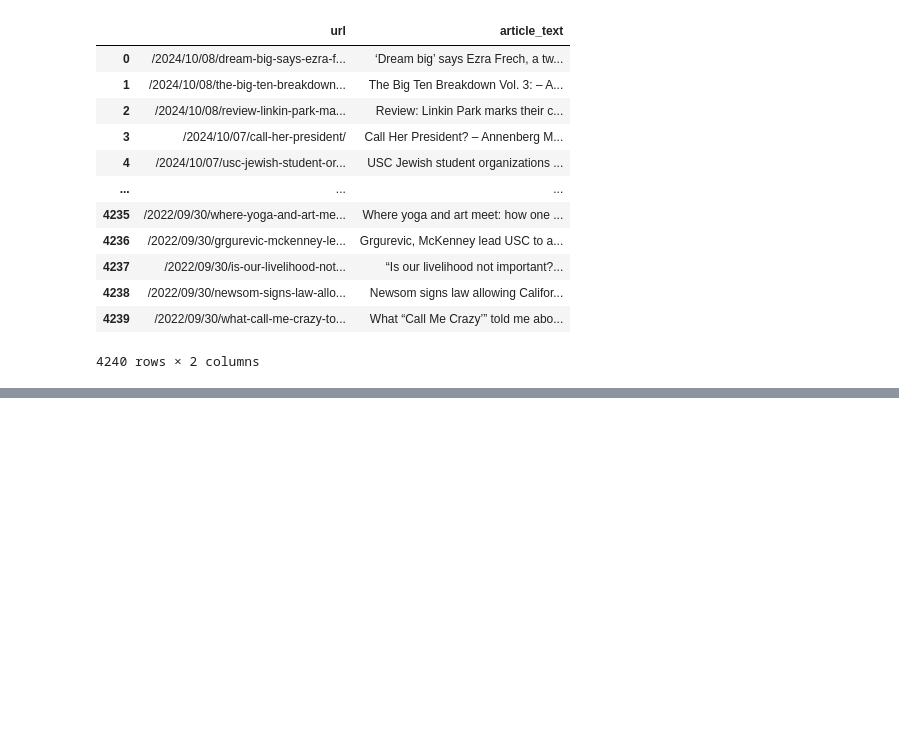
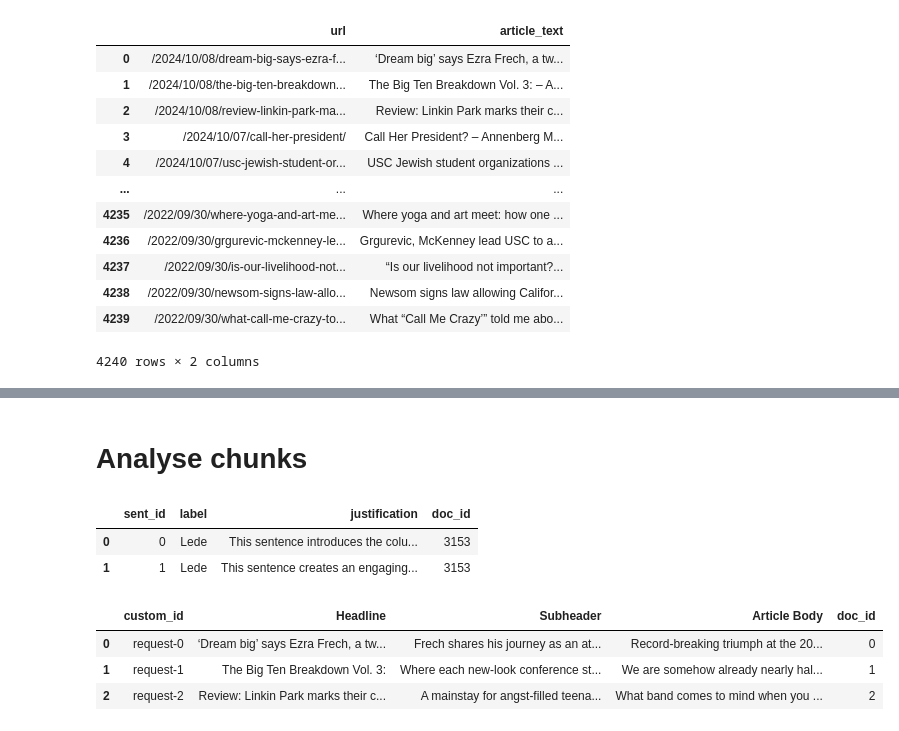
Before and after one commit to alex2awesome/news-discourse-students, a Jupyter notebook: notebooks/2024-10-08__scrape-annenberg-media.ipynb, the cells around one changed output, grey strips where cells are left out. Cells and saved outputs as stored; diff of their text form; code cells hidden in the pictures; blank space fills up the shorter version.

````diff
--- a/notebooks/2024-10-08__scrape-annenberg-media.ipynb
+++ b/notebooks/2024-10-08__scrape-annenberg-media.ipynb
@@ -111,0 +191,2 @@ article_df
+# %%
+enc = tiktoken.get_encoding("o200k_base")
@@ -111,0 +354,2 @@ article_df
+# %%
+prompt = latimes_prompt_df['prompt'].iloc[10]
@@ -111,0 +408,18 @@ article_df
+# %%
+all_results = []
+for batch_id in latimes_batch_ids:
+    b = client.batches.retrieve(batch_id)
+    if b.output_file_id is not None:
+        file_response = client.files.content(b.output_file_id)
+
+        ####
+        for line in file_response.iter_lines():
+            if line:
+                result = json.loads(line)
+                result_str = result['response']['body']['choices'][0]['message']['content']
+                result_str = result_str.replace('```json', '').replace('```', '')
+                parsed_result = robust_json_parse(result_str)
+                all_results.append({
+                    'id': result['custom_id'],
+                    'output': parsed_result
+                })
@@ -111,0 +492,17 @@ article_df
+# %%
+all_cleaned_article_df = pd.DataFrame(all_cleaned_articles)
+all_cleaned_article_df['parsed_packet'] = (
+    all_cleaned_article_df
+         ['response'].str.get('body').str.get('choices').str.get(0).str.get('message').str.get('content')
+         .str.replace('```json', '').str.replace('```', '')
+         .str.replace('”\n}', '"\n}')
+         .str.strip()
+         .apply(robust_json_parse)
+)
+
+all_cleaned_article_df = all_cleaned_article_df.loc[lambda df: df['parsed_packet'].notnull()]
+
+all_cleaned_article_df = pd.concat([
+    all_cleaned_article_df[['custom_id']].reset_index(drop=True),
+    all_cleaned_article_df['parsed_packet'].pipe(lambda df: pd.DataFrame(df.tolist()))
+], axis=1)
@@ -111,0 +639,2 @@ article_df
+# %% [markdown]
+# Analyse chunks
@@ -111,0 +663,6 @@ article_df
+# %%
+labeled_df_exp.head(2)
+# %% [output]
+|  | sent_id | label | justification | doc_id |
+| 0 | 0 | Lede | This sentence introduces the colu... | 3153 |
+| 1 | 1 | Lede | This sentence creates an engaging... | 3153 |
@@ -111,0 +697,11 @@ article_df
+# %%
+(
+    all_cleaned_article_df
+         .assign(doc_id=lambda df: df['custom_id'].str.replace('request-', '').astype(int))
+         .head(3)
+)
+# %% [output]
+|  | custom_id | Headline | Subheader | Article Body | doc_id |
+| 0 | request-0 | ‘Dream big’ says Ezra Frech, a tw... | Frech shares his journey as an at... | Record-breaking triumph at the 20... | 0 |
+| 1 | request-1 | The Big Ten Breakdown Vol. 3: | Where each new-look conference st... | We are somehow already nearly hal... | 1 |
+| 2 | request-2 | Review: Linkin Park marks their c... | A mainstay for angst-filled teena... | What band comes to mind when you ... | 2 |
````
Also changed, not shown: parts of 94 cells of this notebook, 21 other files.
